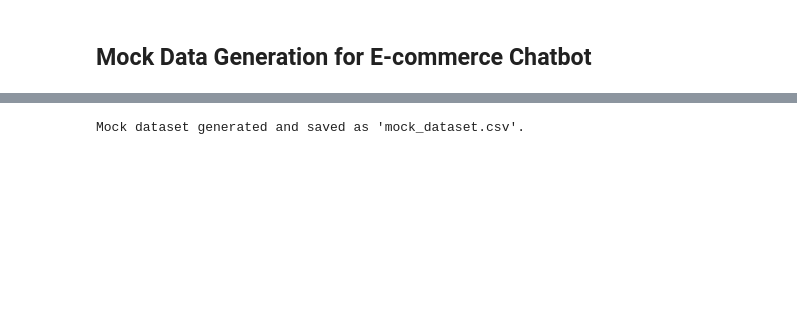
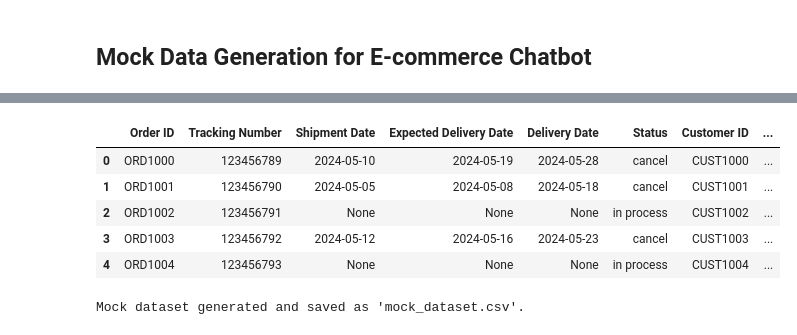
Before and after one commit to onpillow/customer-support-chatbot, a Jupyter notebook: data/data_generate.ipynb, the cells around one changed output, grey strips where cells are left out. Saved outputs shown, nothing was run; the diff lists cells and outputs as text; code cells hidden in the pictures; blank space fills up the shorter version.

```diff
--- a/data/data_generate.ipynb
+++ b/data/data_generate.ipynb
@@ -158,3 +163,36 @@ df
+# %%
+# Define the product types and descriptions
+product_types = {
+    'Basic-G': 'Basic Eyeglasses',
+    'SunP-G': 'Sun Protection Eyeglasses',
+    'Sport-G': 'Sports Eyeglasses',
+    'Artist-G': 'Designer Eyeglasses',
+    'Thinker-G': 'Reading Eyeglasses'
+}
+
+descriptions = {
+    'Basic-G': 'Simple yet stylish, perfect for daily wear.',
+    'SunP-G': 'Features UV protection for sunny days.',
+    'Sport-G': 'Durable frames designed for athletic use.',
+    'Artist-G': 'Indie-style frames, ideal for the modern thinker.',
+    'Thinker-G': 'Enhanced lenses for close-up reading tasks.'
+}
+
+# Randomly assign products and descriptions
+np.random.seed(42)  # For reproducibility
+random_products = np.random.choice(list(product_types.keys()), size=len(df))
+df['Product'] = [product_types[prod] for prod in random_products]
+df['Description'] = [descriptions[prod] for prod in random_products]
+
+# Display the updated DataFrame to confirm changes
+df.head()
+# %% [output]
+|  | Order ID | Tracking Number | Shipment Date | Expected Delivery Date | Delivery Date | Status | Customer ID | ... |
+| 0 | ORD1000 | 123456789 | 2024-05-10 | 2024-05-19 | 2024-05-28 | cancel | CUST1000 | ... |
+| 1 | ORD1001 | 123456790 | 2024-05-05 | 2024-05-08 | 2024-05-18 | cancel | CUST1001 | ... |
+| 2 | ORD1002 | 123456791 | None | None | None | in process | CUST1002 | ... |
+| 3 | ORD1003 | 123456792 | 2024-05-12 | 2024-05-16 | 2024-05-23 | cancel | CUST1003 | ... |
+| 4 | ORD1004 | 123456793 | None | None | None | in process | CUST1004 | ... |
 # %%
 # Save DataFrame to CSV
 df.to_csv('mock_dataset.csv', index=False)
```
Also changed, not shown: parts of 4 cells of this notebook, 1 other file.
